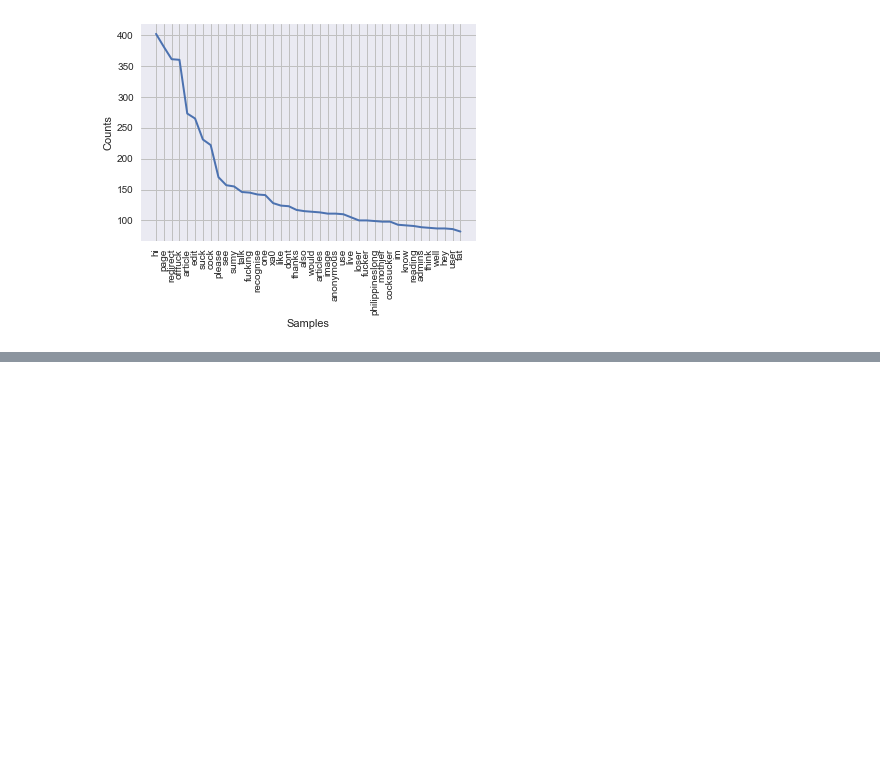
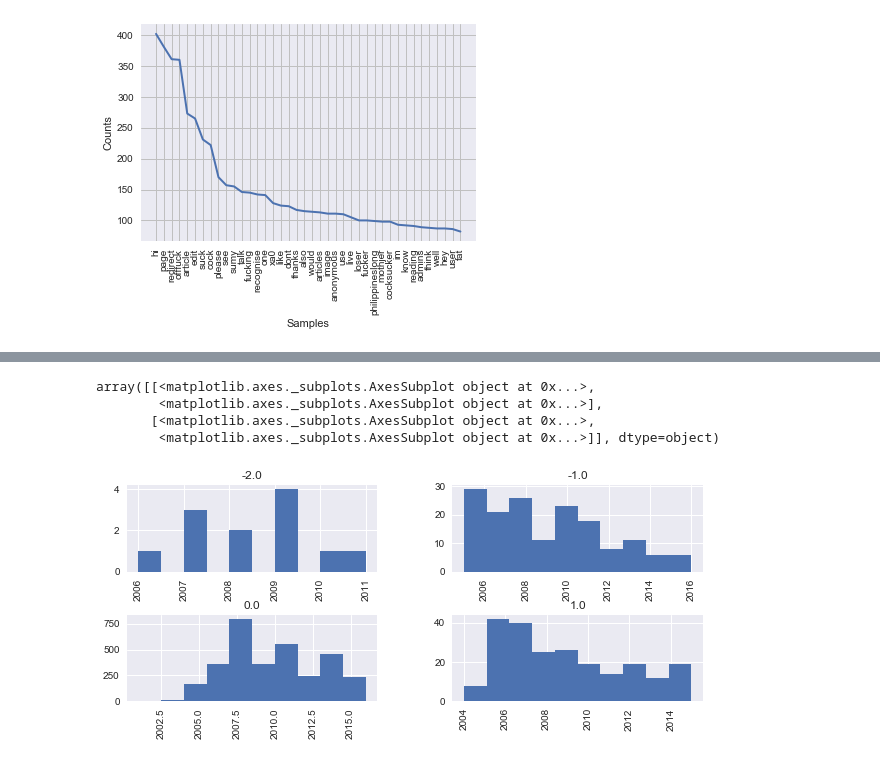
Before and after one commit to ngidingidi/Predicting_Toxicity_NLP_PDS, a Jupyter notebook: toxicity_analysis_pds.ipynb, the cells around one changed output, grey strips where cells are left out. Saved outputs shown, nothing was run; the diff lists cells and outputs as text; code cells hidden in the pictures; blank space fills up the shorter version.

```diff
--- a/toxicity_analysis_pds.ipynb
+++ b/toxicity_analysis_pds.ipynb
@@ -323,0 +353,9 @@ freqdist1.plot(40)
+# %%
+# Plot histogram of toxicity_score and year
+mergedData.hist(column='year',by ='toxicity_score',bins=10,figsize = (10,4))
+# %% [output]
+array([[<matplotlib.axes._subplots.AxesSubplot object at 0x...>,
+        <matplotlib.axes._subplots.AxesSubplot object at 0x...>],
+       [<matplotlib.axes._subplots.AxesSubplot object at 0x...>,
+        <matplotlib.axes._subplots.AxesSubplot object at 0x...>]], dtype=object)
+[figure, added]
```
Also changed, not shown: parts of 14 cells of this notebook.
